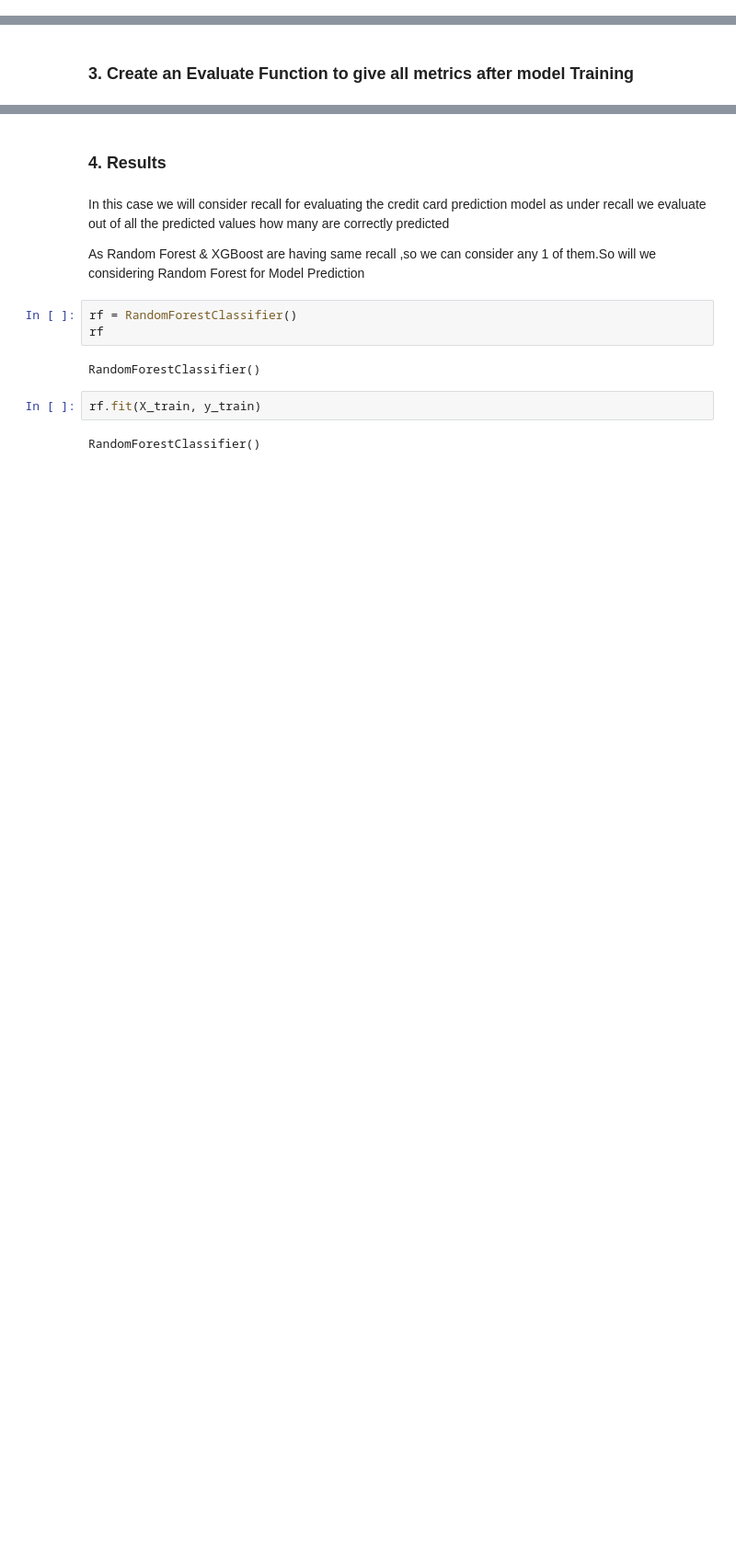
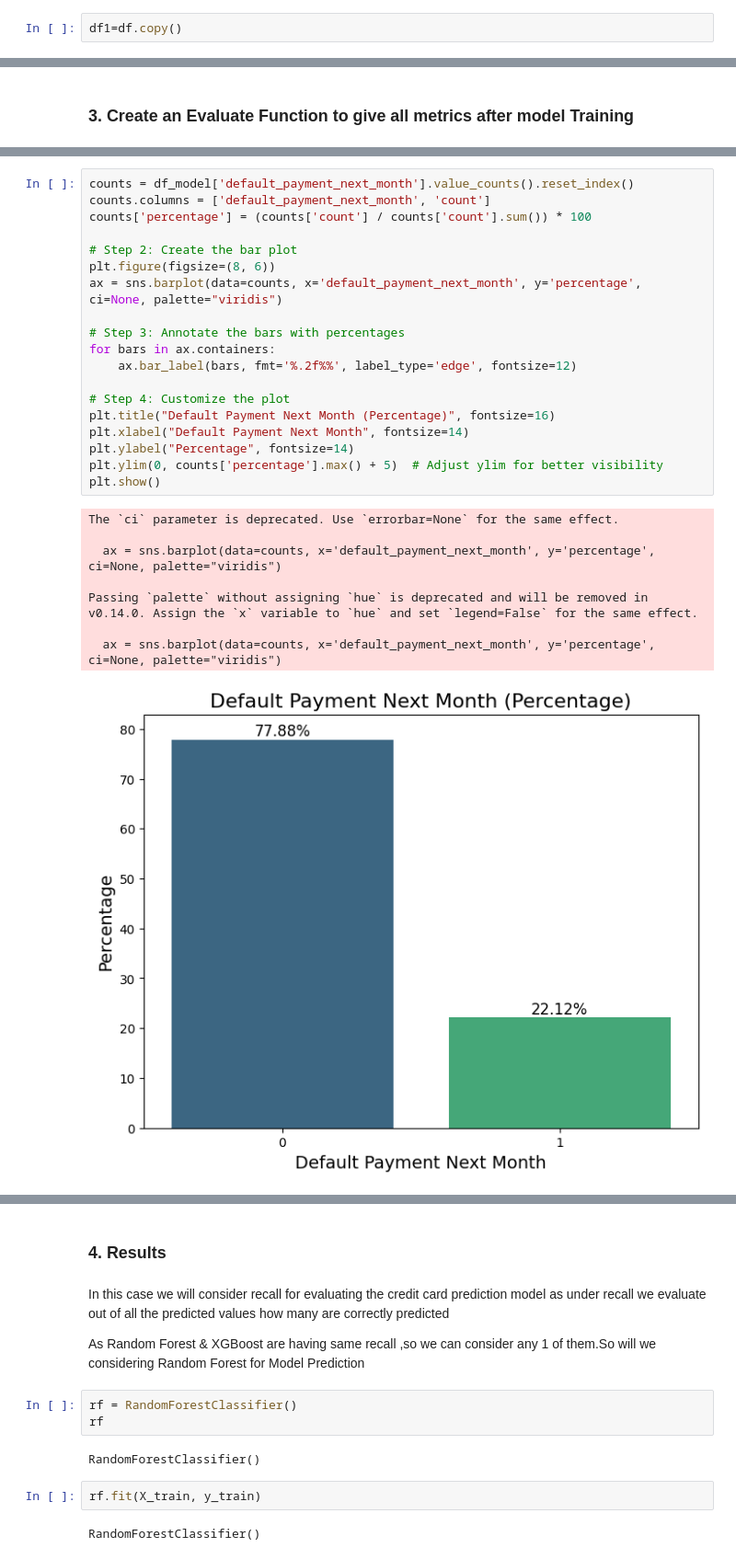
Before and after one commit to sans007/ML_Credit_Card_Defult_Prediction, a Jupyter notebook: Notebook/2. Model_Training.ipynb, the cells around one changed output, grey strips where cells are left out. Shown: that part at 92% size. Drawn from its saved outputs; the diff is of its cells as text; blank space fills up the shorter version.

```diff
--- a/Notebook/2. Model_Training.ipynb
+++ b/Notebook/2. Model_Training.ipynb
@@ -85,0 +136,2 @@ df['MARRIAGE'] = df['MARRIAGE'].replace({0: df['MARRIAGE'].mode()[0]})
+# %%
+df1=df.copy()
@@ -320,0 +454,28 @@ weighted avg       0.80      0.82      0.79      9000
+# %%
+counts = df_model['default_payment_next_month'].value_counts().reset_index()
+counts.columns = ['default_payment_next_month', 'count']
+counts['percentage'] = (counts['count'] / counts['count'].sum()) * 100
+
+# Step 2: Create the bar plot
+plt.figure(figsize=(8, 6))
+ax = sns.barplot(data=counts, x='default_payment_next_month', y='percentage', ci=None, palette="viridis")
+
+# Step 3: Annotate the bars with percentages
+for bars in ax.containers:
+    ax.bar_label(bars, fmt='%.2f%%', label_type='edge', fontsize=12)
+
+# Step 4: Customize the plot
+plt.title("Default Payment Next Month (Percentage)", fontsize=16)
+plt.xlabel("Default Payment Next Month", fontsize=14)
+plt.ylabel("Percentage", fontsize=14)
+plt.ylim(0, counts['percentage'].max() + 5)  # Adjust ylim for better visibility
+plt.show()
+# %% [output]
+The `ci` parameter is deprecated. Use `errorbar=None` for the same effect.
+
+  ax = sns.barplot(data=counts, x='default_payment_next_month', y='percentage', ci=None, palette="viridis")
+
+Passing `palette` without assigning `hue` is deprecated and will be removed in v0.14.0. Assign the `x` variable to `hue` and set `legend=False` for the same effect.
+
+  ax = sns.barplot(data=counts, x='default_payment_next_month', y='percentage', ci=None, palette="viridis")
+[figure, added]
```
Also changed, not shown: parts of 38 cells of this notebook, 5 other files.
